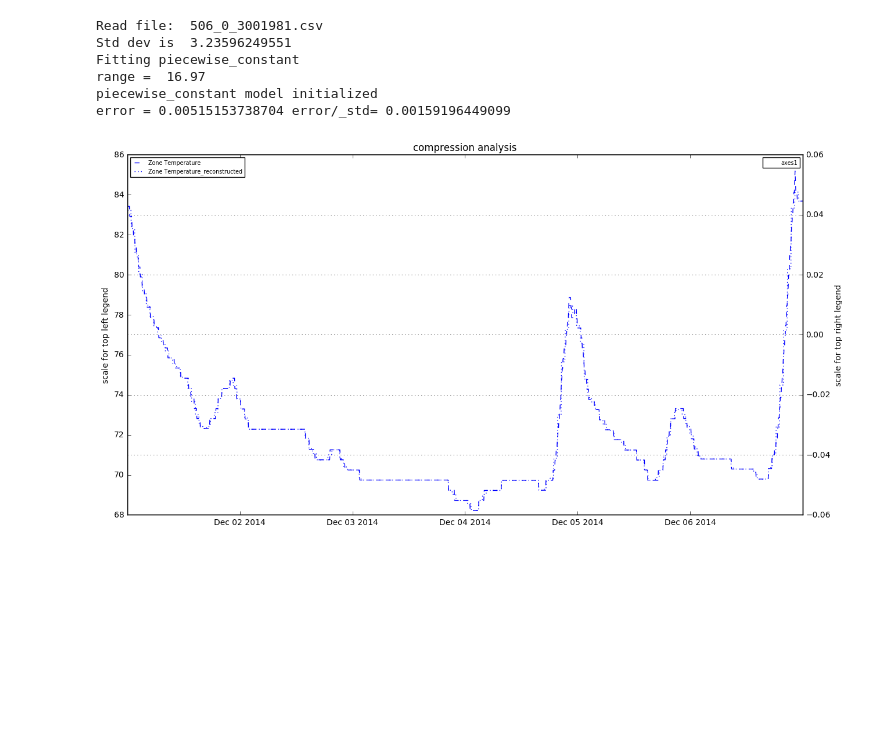
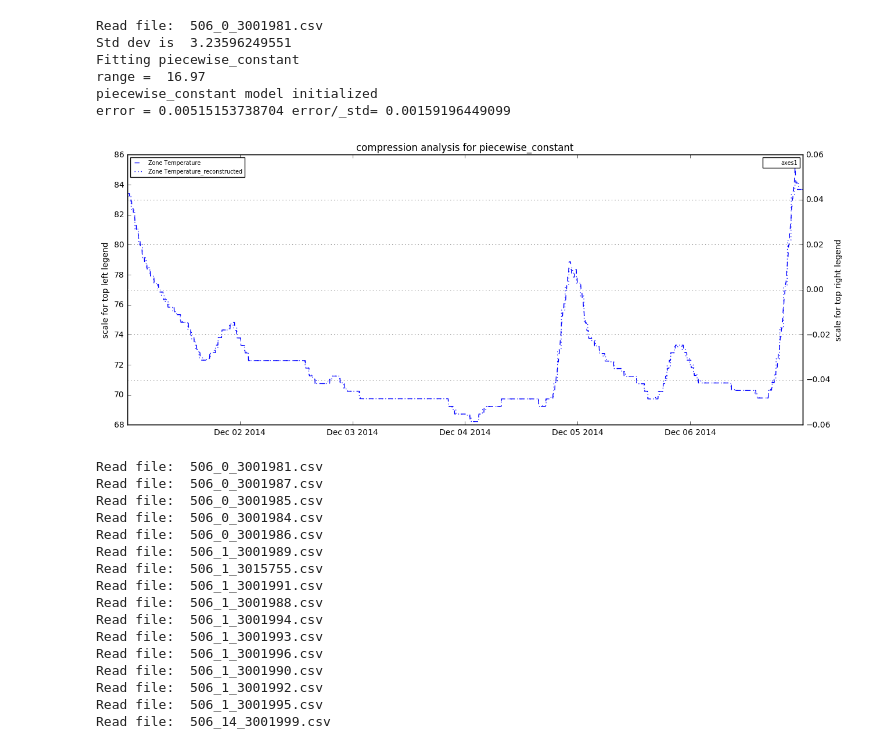
Before and after one commit to mas-dse-mkjaiswa/Capstone, a Jupyter notebook: final/sensor_data_compression.ipynb, the cells around one changed output. Saved outputs shown, nothing was run; the diff lists cells and outputs as text; code cells hidden in the pictures; blank space fills up the shorter version.

```diff
--- a/final/sensor_data_compression.ipynb
+++ b/final/sensor_data_compression.ipynb
@@ -18,14 +77,35 @@ error = 0.0163576210903 error/_std= 0.00505494767415
 # %%
 room = 'Rm-4226'
 signals = ['Zone Temperature']
+method='piecewise_constant'
 [dfs, plotTemplates] = runAnalysis(room, stTime='2014-12-01', enTime='2014-12-07',
-                                   templates = signals, method='piecewise_constant')
-plotResults(dfs, plotTemplates)
+                                   templates = signals, method = method)
+plotResults(dfs, plotTemplates, method=method)
 # %% [output]
 Read file:  506_0_3001981.csv
 Std dev is  3.23596249551
 Fitting piecewise_constant
 range =  16.97
 piecewise_constant model initialized
 error = 0.00515153738704 error/_std= 0.00159196449099
-[figure, old version]
+[figure, new version]
+# %%
+room = 'Rm-4226'
+dataDF = get_signal_dataframe(room, mean_type="quarter_hour" , use_weather_data=False)
+# %% [output]
+Read file:  506_0_3001981.csv
+Read file:  506_0_3001987.csv
+Read file:  506_0_3001985.csv
+Read file:  506_0_3001984.csv
+Read file:  506_0_3001986.csv
+Read file:  506_1_3001989.csv
+Read file:  506_1_3015755.csv
+Read file:  506_1_3001991.csv
+Read file:  506_1_3001988.csv
+Read file:  506_1_3001994.csv
+Read file:  506_1_3001993.csv
+Read file:  506_1_3001996.csv
+Read file:  506_1_3001990.csv
+Read file:  506_1_3001992.csv
+Read file:  506_1_3001995.csv
+Read file:  506_14_3001999.csv
```
Also changed, not shown: parts of 4 cells of this notebook, 2 other files.
